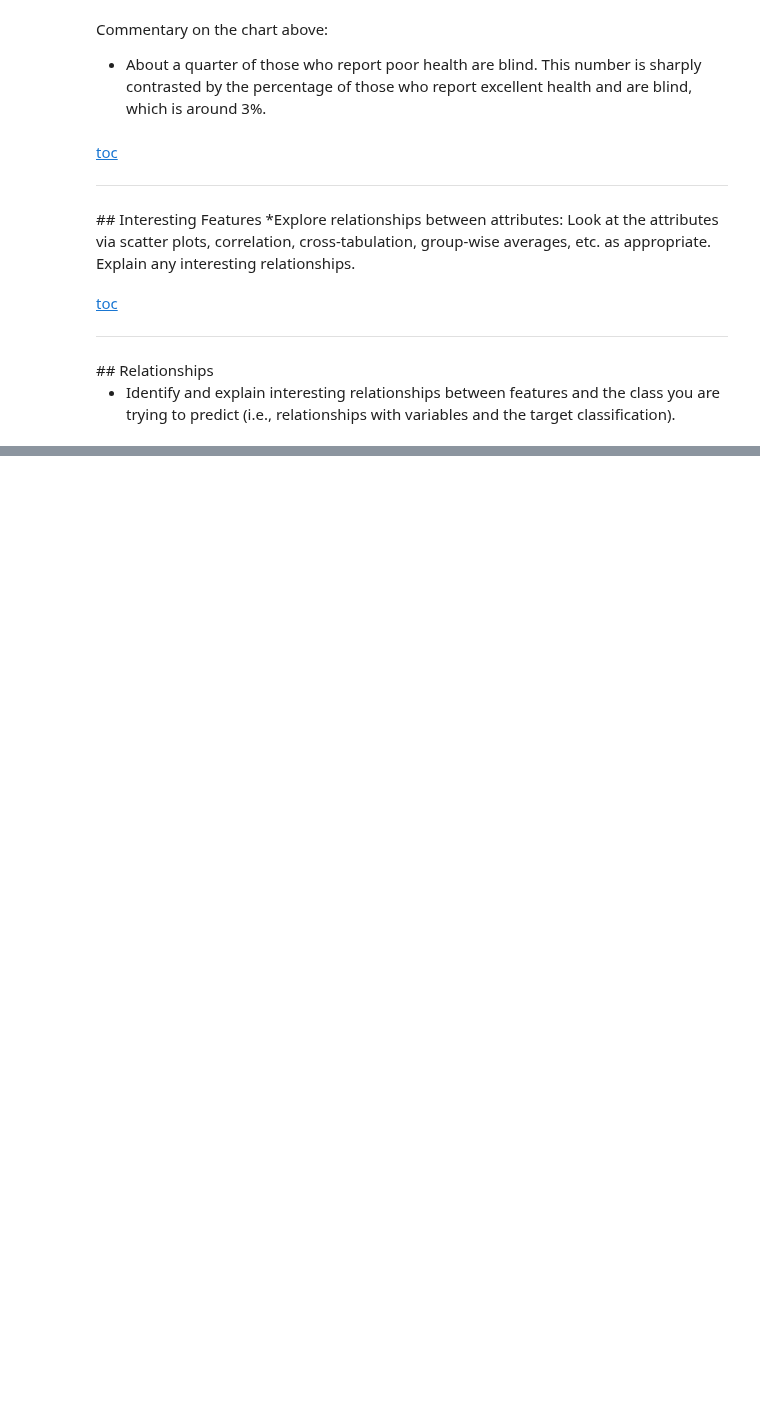
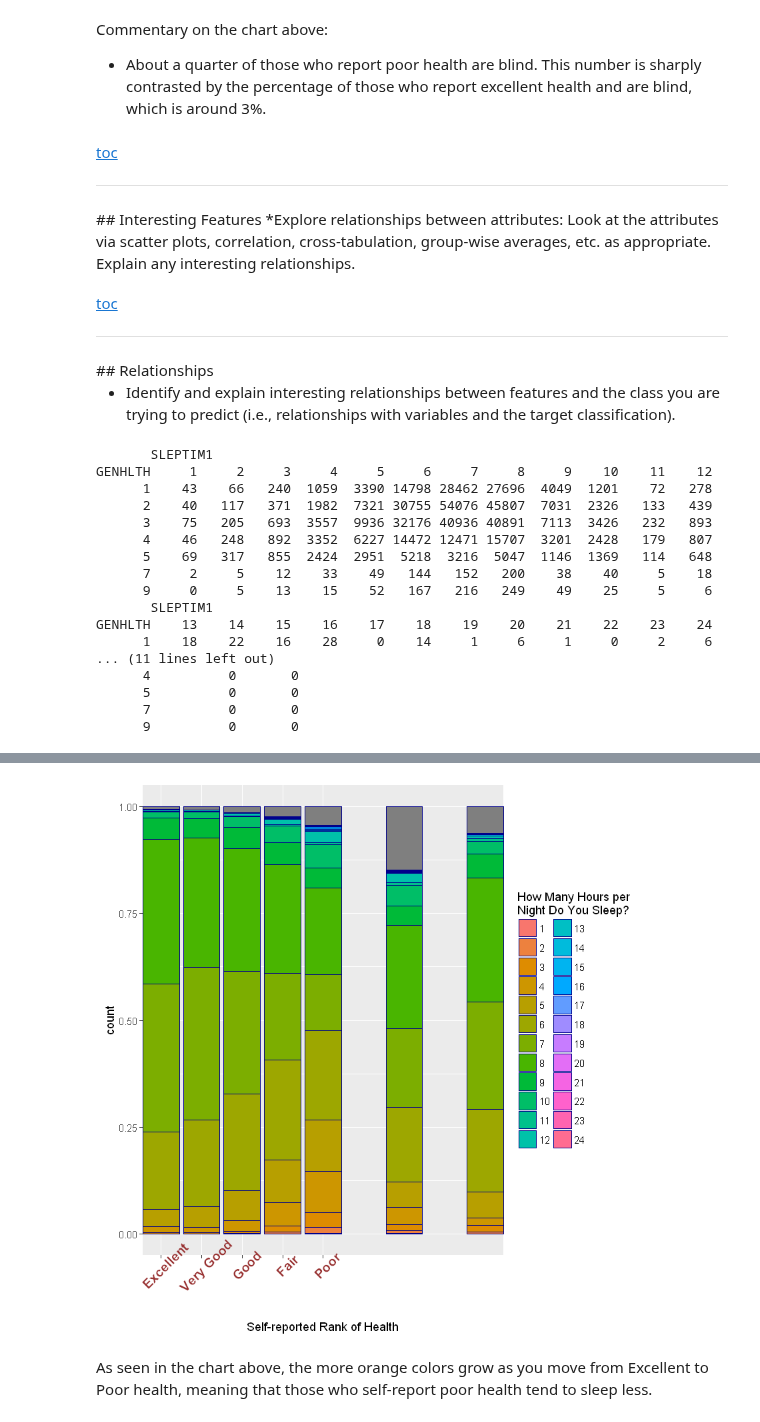
Before and after one commit to RahnL/DataScience-SMU, a Jupyter notebook: DataMining/DataMining-Lab1.ipynb, the cells around one changed output, grey strips where cells are left out. Drawn from its saved outputs; the diff is of its cells as text; code cells hidden in the pictures; blank space fills up the shorter version.

```diff
--- a/DataMining/DataMining-Lab1.ipynb
+++ b/DataMining/DataMining-Lab1.ipynb
@@ -522,3 +518,31 @@ Commentary on the chart above:
 
 
 * Identify and explain interesting relationships between features and the class you are trying to predict (i.e., relationships with variables and the target classiﬁcation).
+# %%
+VOI$SLEPTIM1 <- factor(VOI$SLEPTIM1, levels=c(1,2,3,4,5,6,7,8,9,10,11,12,13,14,15,16,17,18,19,20,21,22,23,24,77,99),
+                        labels =c("1","2","3","4","5","6","7","8","9","10","11","12","13","14","15","16","17","18","19"
+                                  ,"20","21","22","23","24","Don't Know","Refused"))
+
+with(VOI,table(GENHLTH,SLEPTIM1))
+ggplot(VOI,aes(x = GENHLTH, fill=SLEPTIM1,)) + geom_bar(position="fill", col="darkblue") +
+           scale_x_discrete(name = "Self-reported Rank of Health", limits=c("1","2","3","4","5"),
+           labels=c("Excellent","Very Good", "Good","Fair","Poor")) + theme(axis.text.x = element_text(face="bold", color="#993333",
+           size=12, angle=45)) + scale_fill_discrete(name="How Many Hours per \nNight Do You Sleep?")
+# %% [output]
+       SLEPTIM1
+GENHLTH     1     2     3     4     5     6     7     8     9    10    11    12
+      1    43    66   240  1059  3390 14798 28462 27696  4049  1201    72   278
+      2    40   117   371  1982  7321 30755 54076 45807  7031  2326   133   439
+      3    75   205   693  3557  9936 32176 40936 40891  7113  3426   232   893
+      4    46   248   892  3352  6227 14472 12471 15707  3201  2428   179   807
+      5    69   317   855  2424  2951  5218  3216  5047  1146  1369   114   648
+      7     2     5    12    33    49   144   152   200    38    40     5    18
+      9     0     5    13    15    52   167   216   249    49    25     5     6
+       SLEPTIM1
+GENHLTH    13    14    15    16    17    18    19    20    21    22    23    24
+      1    18    22    16    28     0    14     1     6     1     0     2     6
+... (11 lines left out)
+      4          0       0
+      5          0       0
+      7          0       0
+      9          0       0
@@ -525,3 +551,7 @@ Commentary on the chart above:
+[figure, added]
+# %% [markdown]
+As seen in the chart above, the more orange colors grow as you move from Excellent to Poor health,
+meaning that those who self-report poor health tend to sleep less.
 # %% [markdown]
 [toc](#Table-Of-Contents)
 <hr>
```
Also changed, not shown: parts of 9 cells of this notebook.
